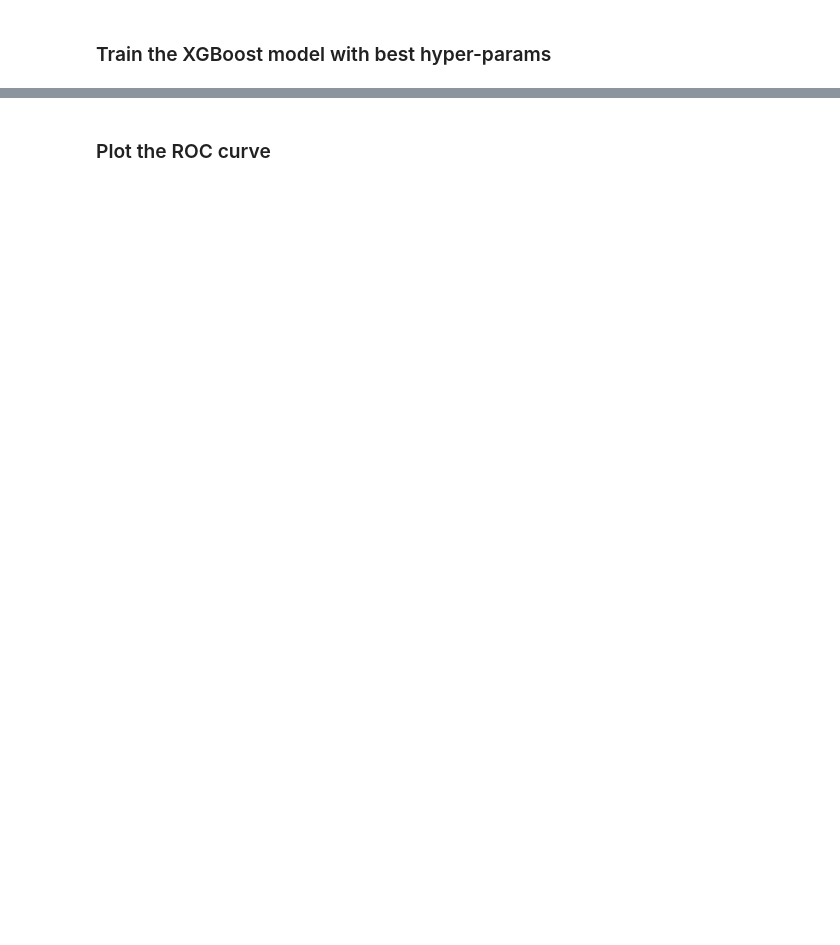
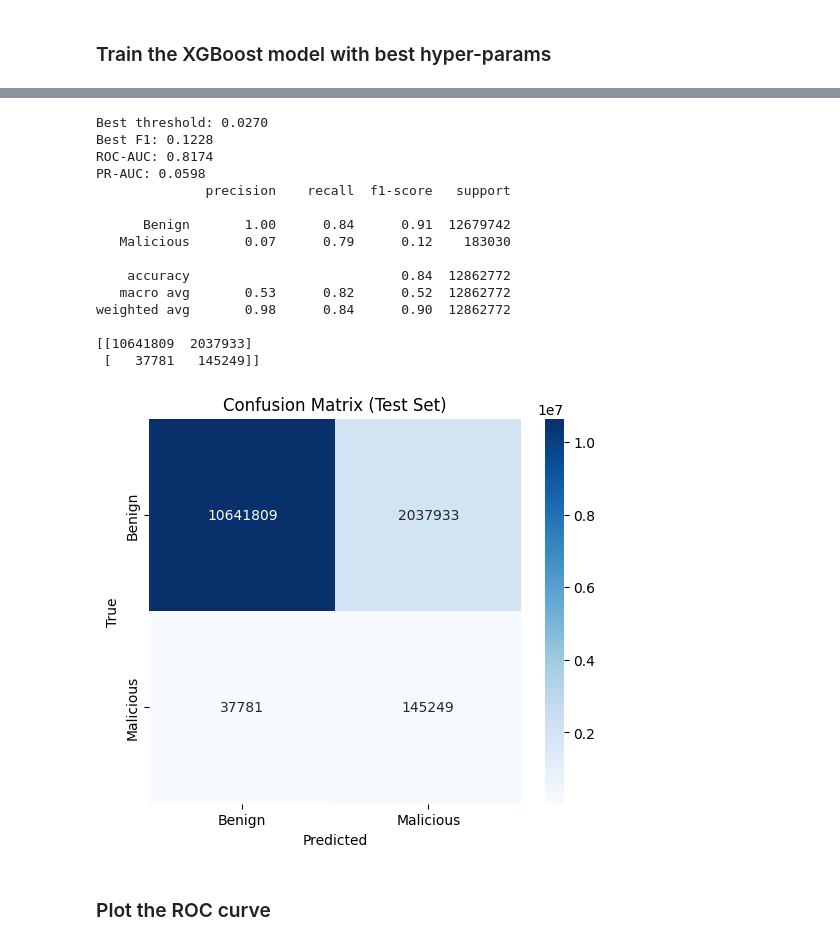
Before and after one commit to gligalexandru/gml-project, a Jupyter notebook: xgboost.ipynb, the cells around one changed output, grey strips where cells are left out. Drawn from its saved outputs; the diff is of its cells as text; code cells hidden in the pictures; blank space fills up the shorter version.

```diff
--- a/xgboost.ipynb
+++ b/xgboost.ipynb
@@ -134,3 +157,66 @@ print(cm)
+# %%
+import numpy as np
+from sklearn.metrics import precision_recall_curve, confusion_matrix, classification_report, roc_auc_score, average_precision_score
+import matplotlib.pyplot as plt
+import seaborn as sns
+import xgboost as xgb
+
+# --- Create DMatrix for test data ---
+dtest = xgb.DMatrix(X_test, label=y_test)
+
+# --- Get predicted probabilities ---
+y_proba = model.predict(dtest)   # already probabilities in [0, 1]
+
+# --- Compute PR curve and best threshold (by F1) ---
+prec, rec, thr = precision_recall_curve(y_test, y_proba)
+f1 = 2 * prec * rec / (prec + rec + 1e-8)
+
+best_thr = thr[np.argmax(f1)]
+print(f"Best threshold: {best_thr:.4f}")
+print(f"Best F1: {f1.max():.4f}")
+
+# TESTING MANUAL THRESHOLD
+# best_thr = 0.25
+
+# --- Apply threshold ---
+y_pred = (y_proba >= best_thr).astype(int)
+
+# --- Evaluate metrics ---
+roc = roc_auc_score(y_test, y_proba)
+pr_auc = average_precision_score(y_test, y_proba)
+print(f"ROC-AUC: {roc:.4f}")
+print(f"PR-AUC: {pr_auc:.4f}")
+print(classification_report(y_test, y_pred, target_names=["Benign", "Malicious"]))
+
+# --- Confusion matrix ---
+cm = confusion_matrix(y_test, y_pred, labels=[0, 1])
+print(cm)
+
+plt.figure(figsize=(6, 5))
+sns.heatmap(cm, annot=True, fmt='d', cmap='Blues',
+            xticklabels=['Benign', 'Malicious'],
+            yticklabels=['Benign', 'Malicious'])
+plt.xlabel('Predicted')
+plt.ylabel('True')
+plt.title('Confusion Matrix (Test Set)')
+plt.show()
+# %% [output]
+Best threshold: 0.0270
+Best F1: 0.1228
+ROC-AUC: 0.8174
+PR-AUC: 0.0598
+              precision    recall  f1-score   support
+
+      Benign       1.00      0.84      0.91  12679742
+   Malicious       0.07      0.79      0.12    183030
+
+    accuracy                           0.84  12862772
+   macro avg       0.53      0.82      0.52  12862772
+weighted avg       0.98      0.84      0.90  12862772
+
+[[10641809  2037933]
+ [   37781   145249]]
+[figure, added]
 # %% [markdown]
 ### Plot the ROC curve
 # %%
```
Also changed, not shown: parts of 18 cells of this notebook, 1 other file.
